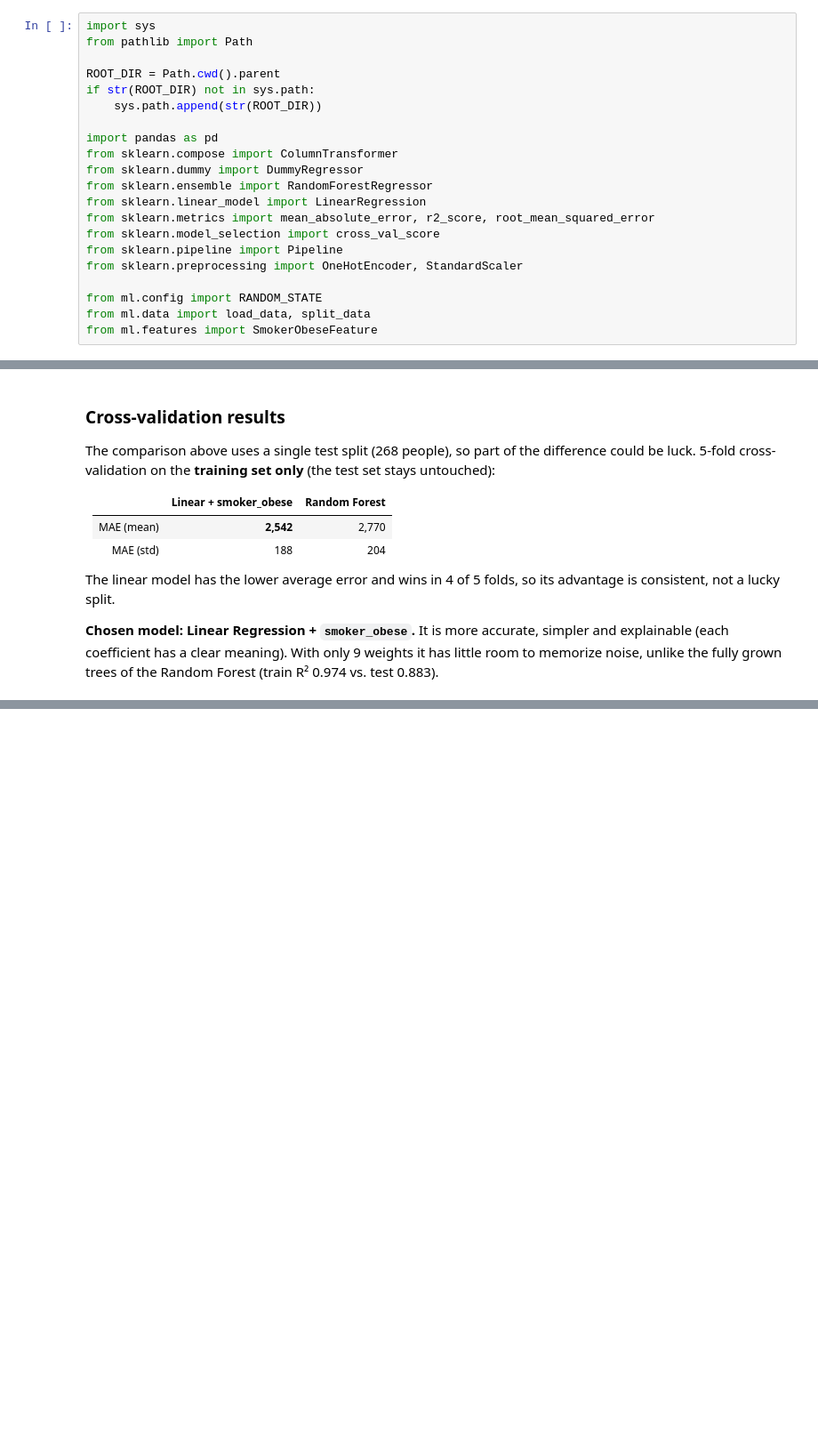
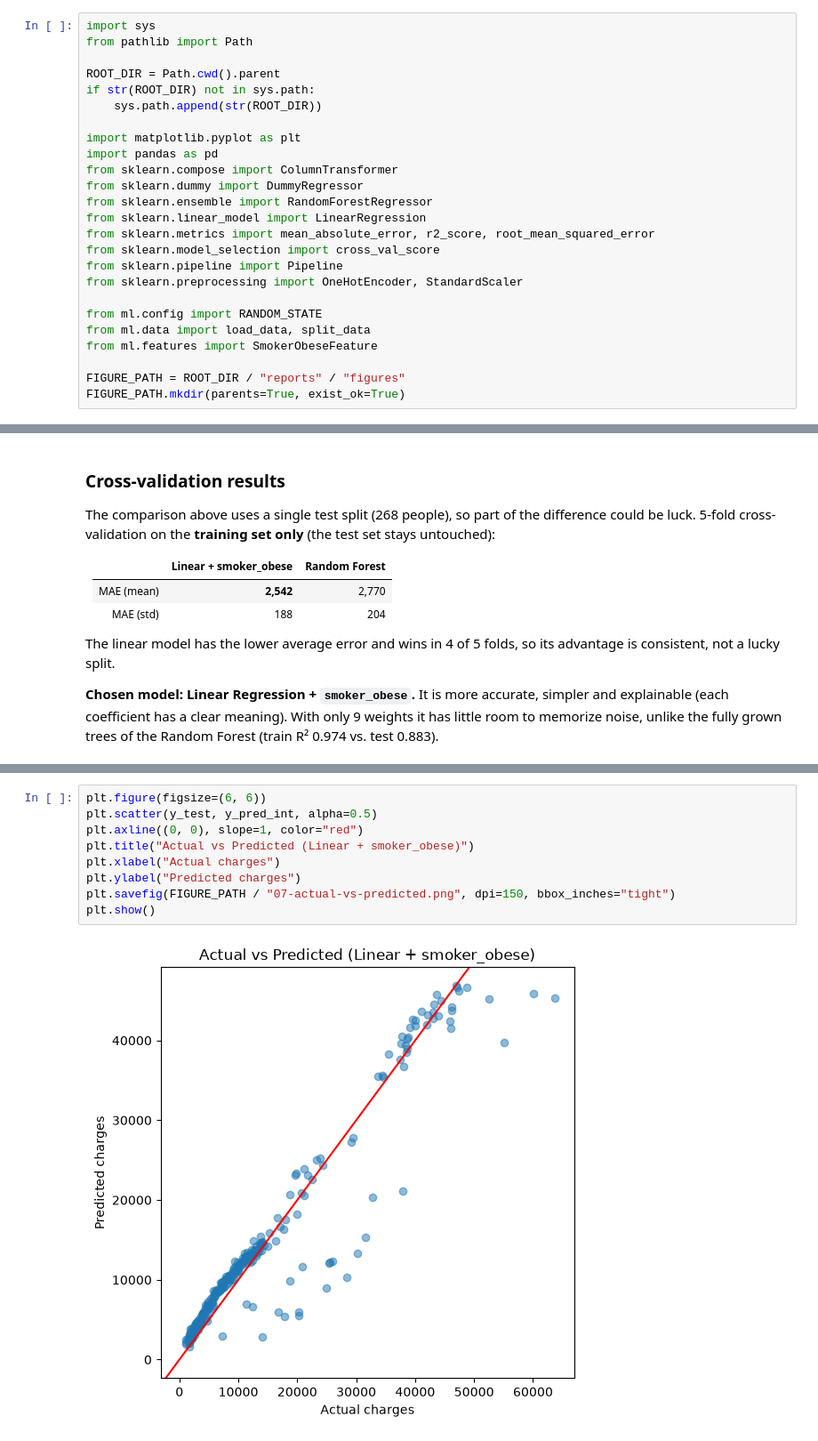
Before and after one commit to KaduFallone/medical-cost-prediction, a Jupyter notebook: notebooks/02-kf-models.ipynb, the cells around one changed output, grey strips where cells are left out. Shown at 89% size. Saved outputs shown, nothing was run; the diff lists cells and outputs as text; blank space fills up the shorter version.

Commit message:
docs: add actual vs predicted plot

```diff
--- a/notebooks/02-kf-models.ipynb
+++ b/notebooks/02-kf-models.ipynb
@@ -6,6 +6,7 @@ ROOT_DIR = Path.cwd().parent
 if str(ROOT_DIR) not in sys.path:
     sys.path.append(str(ROOT_DIR))
 
+import matplotlib.pyplot as plt
 import pandas as pd
 from sklearn.compose import ColumnTransformer
 from sklearn.dummy import DummyRegressor
@@ -19,6 +20,9 @@ from sklearn.preprocessing import OneHotEncoder, StandardScaler
 from ml.config import RANDOM_STATE
 from ml.data import load_data, split_data
 from ml.features import SmokerObeseFeature
+
+FIGURE_PATH = ROOT_DIR / "reports" / "figures"
+FIGURE_PATH.mkdir(parents=True, exist_ok=True)
 # %%
 df = load_data()
 
@@ -417,0 +424,11 @@ The linear model has the lower average error and wins in 4 of 5 folds, so its ad
+# %%
+plt.figure(figsize=(6, 6))
+plt.scatter(y_test, y_pred_int, alpha=0.5)
+plt.axline((0, 0), slope=1, color="red")
+plt.title("Actual vs Predicted (Linear + smoker_obese)")
+plt.xlabel("Actual charges")
+plt.ylabel("Predicted charges")
+plt.savefig(FIGURE_PATH / "07-actual-vs-predicted.png", dpi=150, bbox_inches="tight")
+plt.show()
+# %% [output]
+[figure, added]
```
Also changed, not shown: parts of 1 cell of this notebook, 2 other files.
